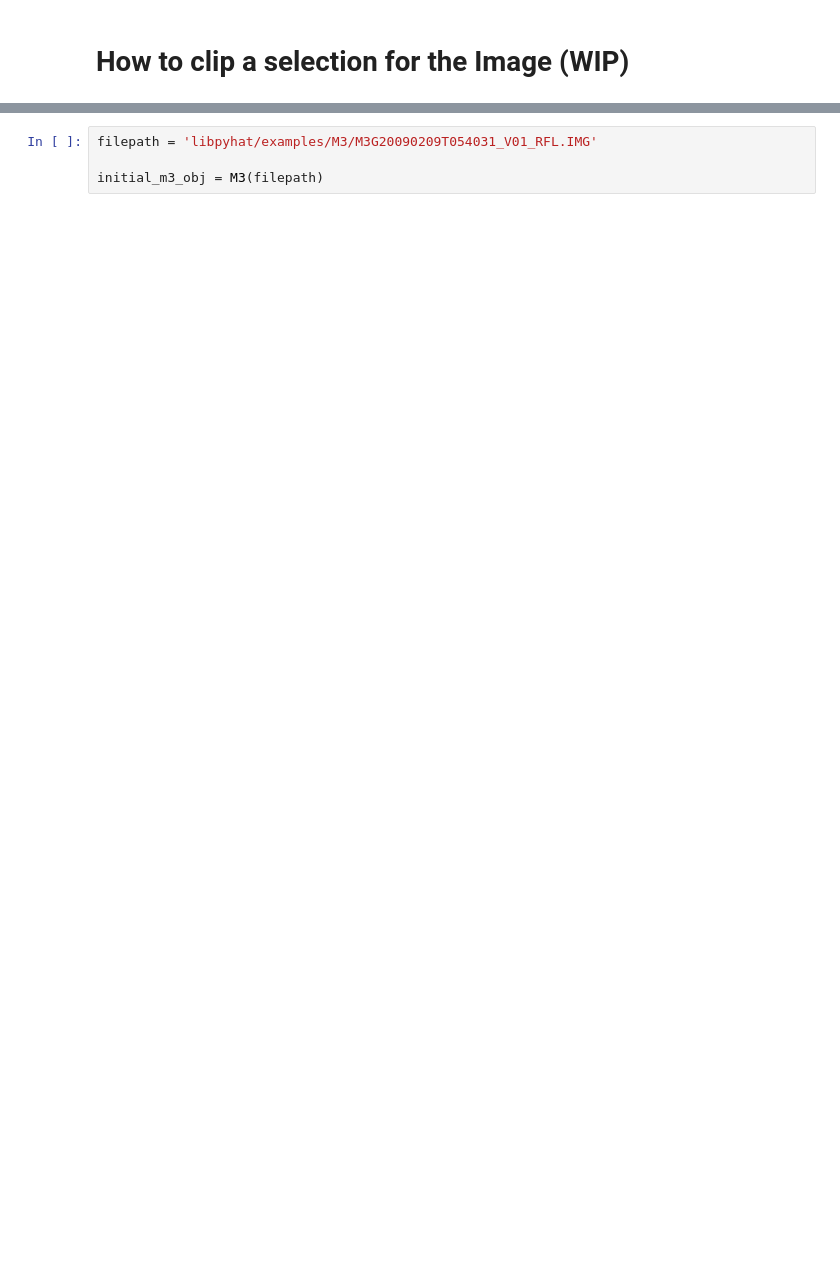
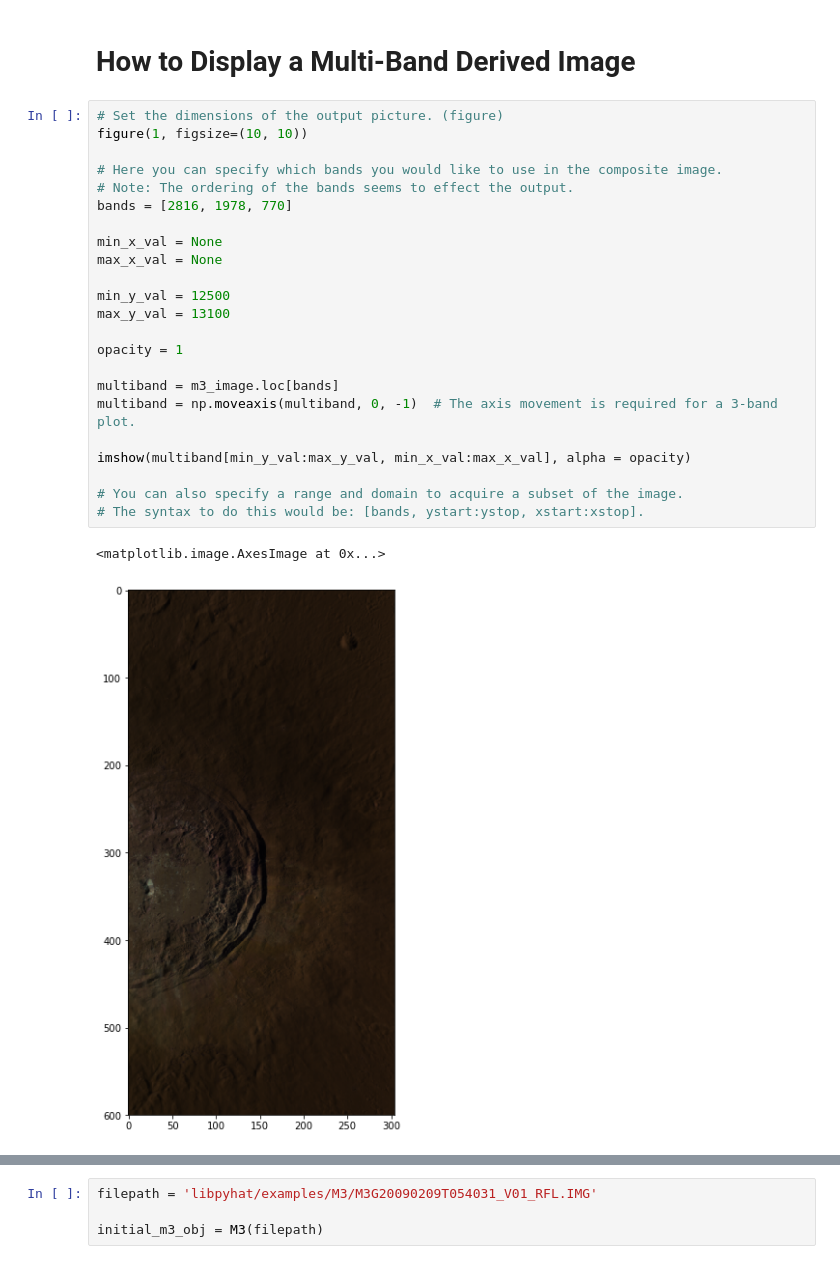
Before and after one commit to jlaura/PyHAT, a Jupyter notebook: notebooks/pyhat_m3_examples_img.ipynb, the cells around one changed output, grey strips where cells are left out. Drawn from its saved outputs; the diff is of its cells as text; blank space fills up the shorter version.

```diff
--- a/notebooks/pyhat_m3_examples_img.ipynb
+++ b/notebooks/pyhat_m3_examples_img.ipynb
@@ -15,2 +169,28 @@ Populating the interactive namespace from numpy and matplotlib
 # %% [markdown]
-# How to clip a selection for the Image (WIP)
+# How to Display a Multi-Band Derived Image
+# %%
+# Set the dimensions of the output picture. (figure)
+figure(1, figsize=(10, 10))
+
+# Here you can specify which bands you would like to use in the composite image.
+# Note: The ordering of the bands seems to effect the output.
+bands = [2816, 1978, 770]
+
+min_x_val = None
+max_x_val = None
+
+min_y_val = 12500
+max_y_val = 13100
+
+opacity = 1
+
+multiband = m3_image.loc[bands]
+multiband = np.moveaxis(multiband, 0, -1)  # The axis movement is required for a 3-band plot.
+
+imshow(multiband[min_y_val:max_y_val, min_x_val:max_x_val], alpha = opacity)
+
+# You can also specify a range and domain to acquire a subset of the image.
+# The syntax to do this would be: [bands, ystart:ystop, xstart:xstop].
+# %% [output]
+<matplotlib.image.AxesImage at 0x...>
+[figure, added]
```
Also changed, not shown: parts of 48 cells of this notebook.
